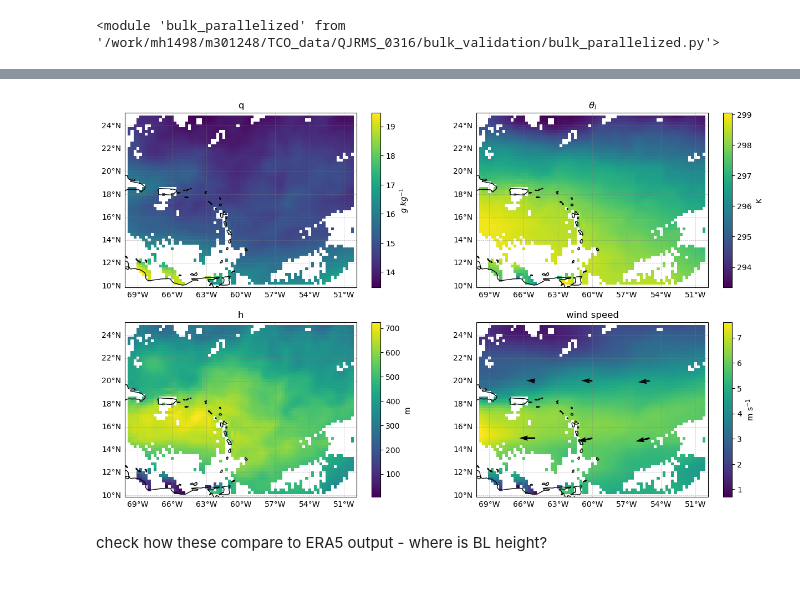
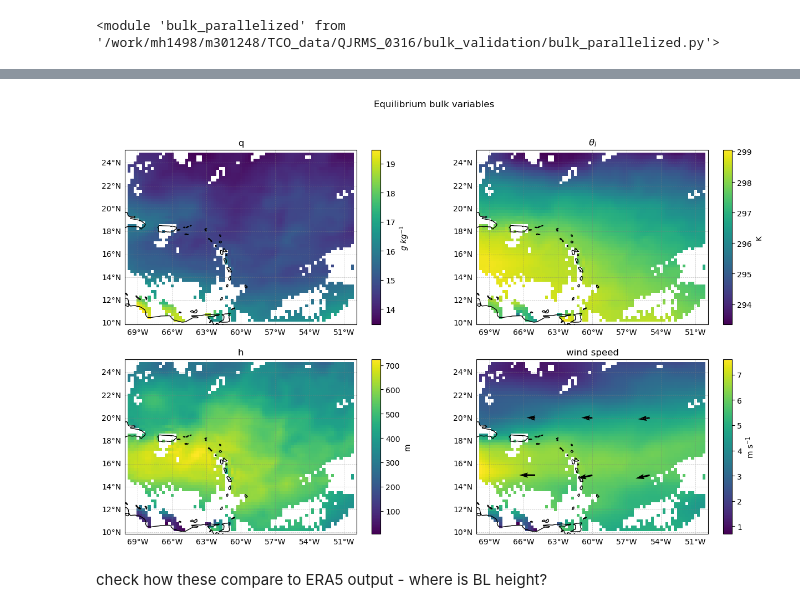
Before and after one commit to meteorologopazzo/QJRMS_0316, a Jupyter notebook: bulk_validation/struct_ERA5 copy.ipynb, the cells around one changed output, grey strips where cells are left out. Saved outputs shown, nothing was run; the diff lists cells and outputs as text; code cells hidden in the pictures; blank space fills up the shorter version.

```diff
--- a/bulk_validation/struct_ERA5 copy.ipynb
+++ b/bulk_validation/struct_ERA5 copy.ipynb
@@ -44,7 +45,7 @@ Data variables:
 # %% [markdown]
 ### load land sea mask
 # %%
-ds_sst = xr.open_dataset("/work/mh1498/m301248/TCO_data/QJRMS_0316/bulk_validation/E5_1M_sst_202002.nc")
+ds_sst = xr.open_dataset("/work/mh1498/m301248/TCO_data/E5_1M_sst_202002.nc", engine='netcdf4')
 
 sst = ds_sst.sst.squeeze()
 
@@ -247,7 +262,7 @@ Natlantic_mask_sub = (total_mask*Natlantic_mask).sel(
 [figure]
 # %%
 weighted_avg_D_sub = (
-    (ds_air.d * thickness).sum(dim='pressure_level')
+    (ds_air_sub.d * thickness).sum(dim='pressure_level')
     / thickness.sum(dim='pressure_level')
 )
 # %%
@@ -256,7 +271,7 @@ ref_p = 1000.            # hPa
 
 cpd  = 1004.67           # J/K/kg
 Rd = 287.1
-frac_Ustar = (0.9)*xr.ones_like(sst).fillna(0.)
+frac_Ustar = (0.9)*xr.ones_like(ds_sst_sub.sst).fillna(0.)
 
 Omega = 2*np.pi/86400 # [rad/s] Earth rotation.
 latitude0 = 10 # degree N
@@ -384,12 +408,12 @@ result = bulk_parallelized.solve_bulk_all(
 # %%
-h = xr.DataArray(result[:,:,0], name="h", dims={"latitude", "longitude"}, coords={"latitude":ds_sst_sub.latitude.values, "longitude":ds_sst_sub.longitude.values})
-q = xr.DataArray(result[:,:,1], name="q", dims={"latitude", "longitude"}, coords={"latitude":ds_sst_sub.latitude.values, "longitude":ds_sst_sub.longitude.values})
-t = xr.DataArray(result[:,:,2], name="t", dims={"latitude", "longitude"}, coords={"latitude":ds_sst_sub.latitude.values, "longitude":ds_sst_sub.longitude.values})
-u = xr.DataArray(result[:,:,3], name="u", dims={"latitude", "longitude"}, coords={"latitude":ds_sst_sub.latitude.values, "longitude":ds_sst_sub.longitude.values})
-v = xr.DataArray(result[:,:,4], name="v", dims={"latitude", "longitude"}, coords={"latitude":ds_sst_sub.latitude.values, "longitude":ds_sst_sub.longitude.values})
+h = xr.DataArray(result[:,:,0], name="h", dims=["latitude", "longitude"], coords={"latitude":ds_sst_sub.latitude.values, "longitude":ds_sst_sub.longitude.values})
+q = xr.DataArray(result[:,:,1], name="q", dims=["latitude", "longitude"], coords={"latitude":ds_sst_sub.latitude.values, "longitude":ds_sst_sub.longitude.values})
+t = xr.DataArray(result[:,:,2], name="t", dims=["latitude", "longitude"], coords={"latitude":ds_sst_sub.latitude.values, "longitude":ds_sst_sub.longitude.values})
+u = xr.DataArray(result[:,:,3], name="u", dims=["latitude", "longitude"], coords={"latitude":ds_sst_sub.latitude.values, "longitude":ds_sst_sub.longitude.values})
+v = xr.DataArray(result[:,:,4], name="v", dims=["latitude", "longitude"], coords={"latitude":ds_sst_sub.latitude.values, "longitude":ds_sst_sub.longitude.values})
 # %%
 fig, ax = plt.subplots(2, 2, figsize=(15, 9), subplot_kw={'projection': ccrs.PlateCarree()})
-
+fig.suptitle("Equilibrium bulk variables")
 
 
 ####### moisture  #######
@@ -417,33 +441,33 @@ p = ((u**2+v**2)**0.5).plot(ax=ax[1,1] ,x="longitude", y="latitude")
 
 step = 20  # plot every 3rd point
 ax[1,1].quiver(
     u.longitude.values[::step],
     u.latitude.values[::step],
     u.values[::step, ::step],
     v.values[::step, ::step],
 )
 
 p.colorbar.set_label(r"$\rm m~s^{-1}$")
 ax[1,1].set_title(r"wind speed")
 
 
 for x in ax.flatten():
     x.add_feature(cfeature.COASTLINE)
     gl = x.gridlines(draw_labels=True,
                     linewidth=0.5, color='gray', alpha=0.5, linestyle='--')
 
     # Turn on labels on bottom and left only
     gl.top_labels = False
     gl.right_labels = False
 
     # Optionally format ticks (degrees + symbols)
     gl.xformatter = cticker.LongitudeFormatter()
     gl.yformatter = cticker.LatitudeFormatter()
 
 
     for spine in ['top', 'right']:
         x.spines[spine].set_visible(False)
 # %% [output]
-[figure, old version]
+[figure, new version]
 # %% [markdown]
 check how these compare to ERA5 output - where is BL height?
```
Also changed, not shown: parts of 19 cells of this notebook, 2 other files.
